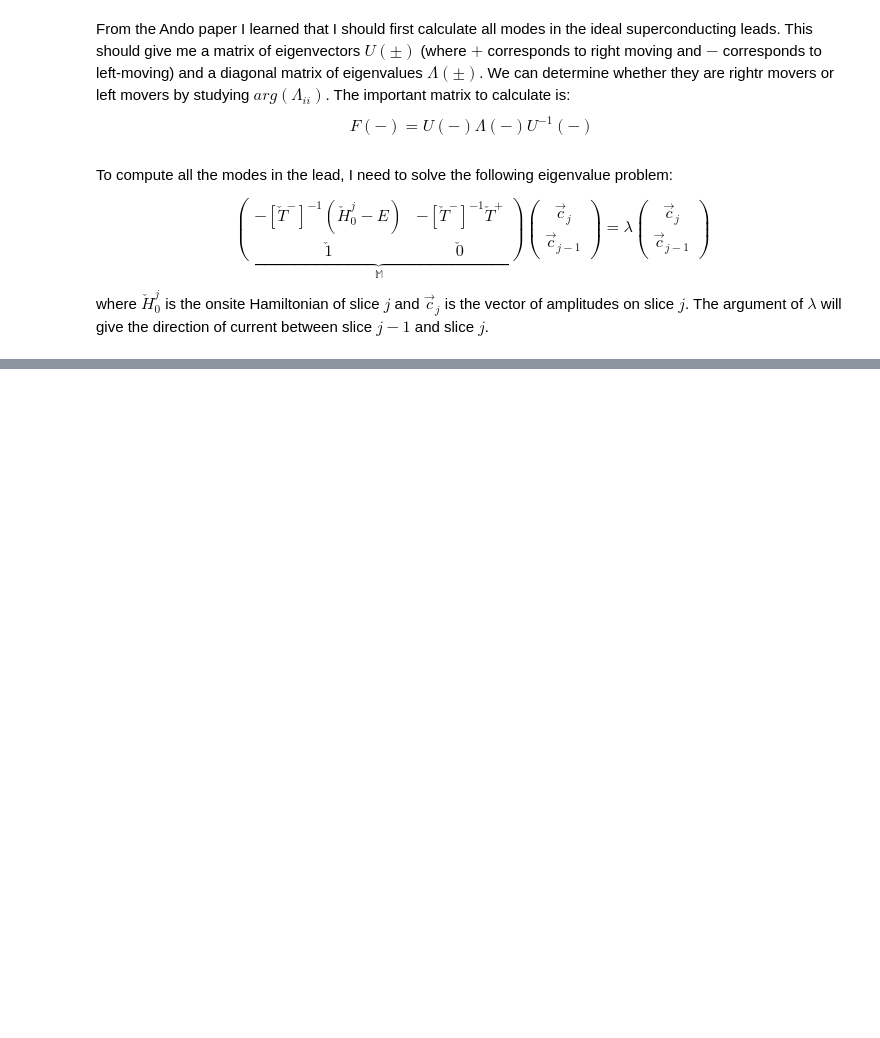
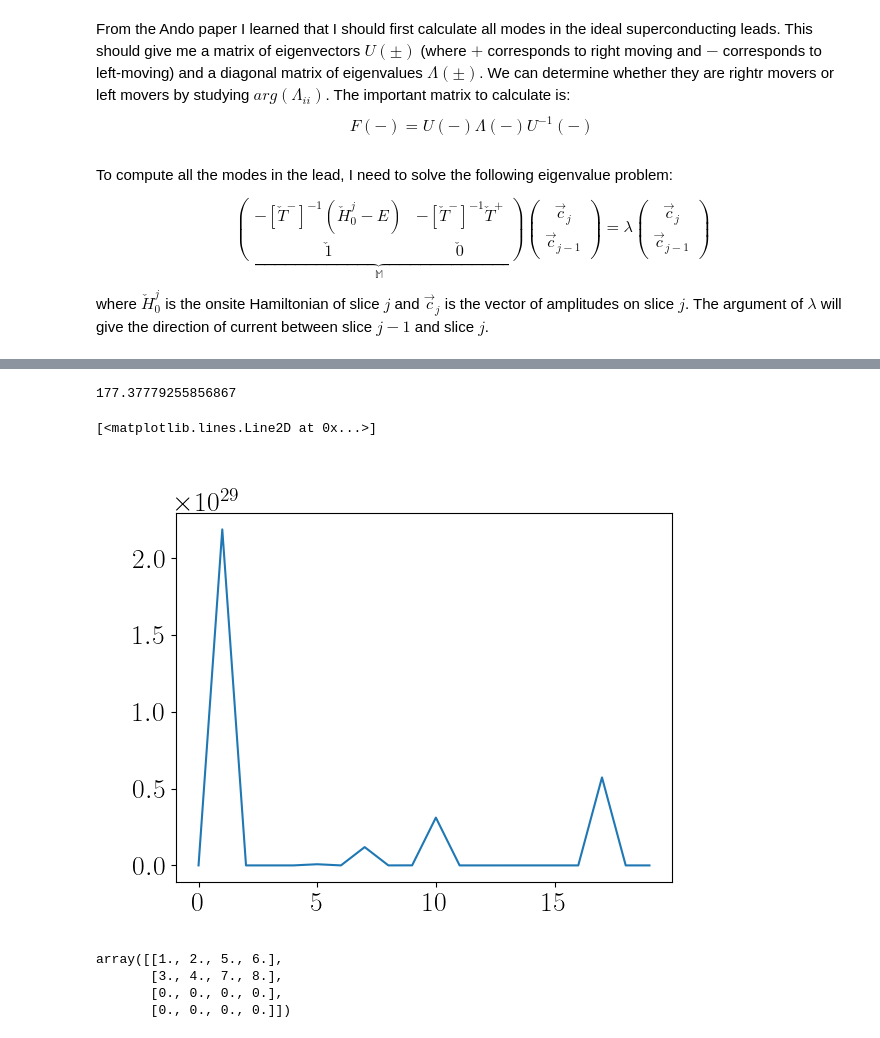
Before and after one commit to krishtoffel99/Josephson-Investigations-Old, a Jupyter notebook: Josephson effect and Supercurrents/DC_SNS_numerics.ipynb, the cells around one changed output, grey strips where cells are left out. Drawn from its saved outputs; the diff is of its cells as text; code cells hidden in the pictures; blank space fills up the shorter version.

```diff
--- a/Josephson effect and Supercurrents/DC_SNS_numerics.ipynb
+++ b/Josephson effect and Supercurrents/DC_SNS_numerics.ipynb
@@ -109,0 +148,19 @@ print(alternative_conductance)
+# %%
+conductance_values[0]
+# %% [output]
+177.37779255856867
+# %%
+plt.figure()
+plt.plot(conductance_values[0:20])
+# %% [output]
+[<matplotlib.lines.Line2D at 0x...>]
+[figure, added]
+# %%
+T00 = np.array([[1 , 2 ],[3 , 4]])
+T01 = np.array([[5 , 6 ],[7 , 8]])
+np.block([[T00 , T01] , [np.zeros((2,2)) , np.zeros((2 , 2))] ])
+# %% [output]
+array([[1., 2., 5., 6.],
+       [3., 4., 7., 8.],
+       [0., 0., 0., 0.],
+       [0., 0., 0., 0.]])
```
Also changed, not shown: parts of 8 cells of this notebook, 1 other file.
